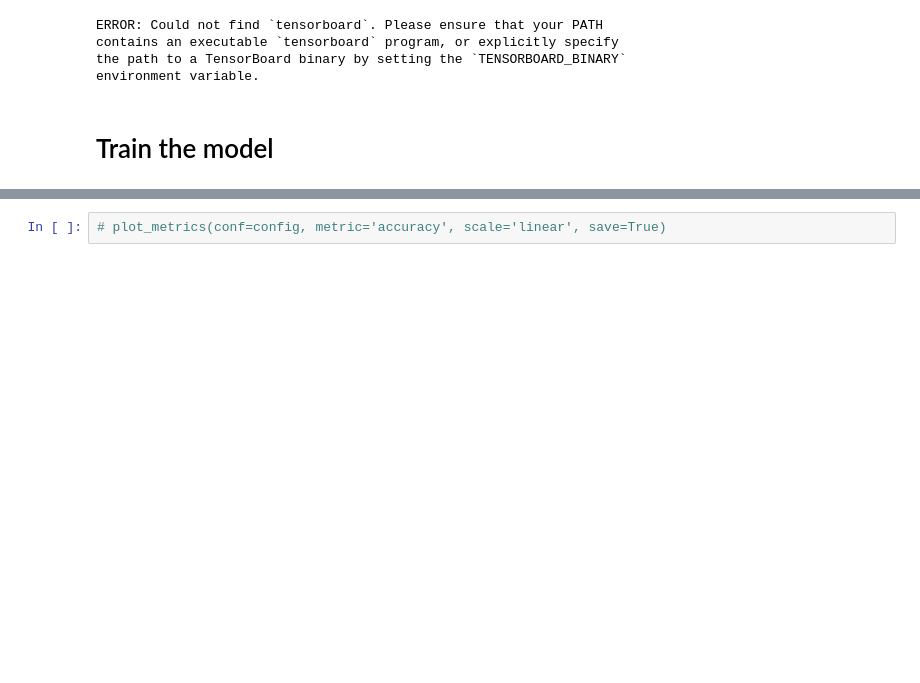
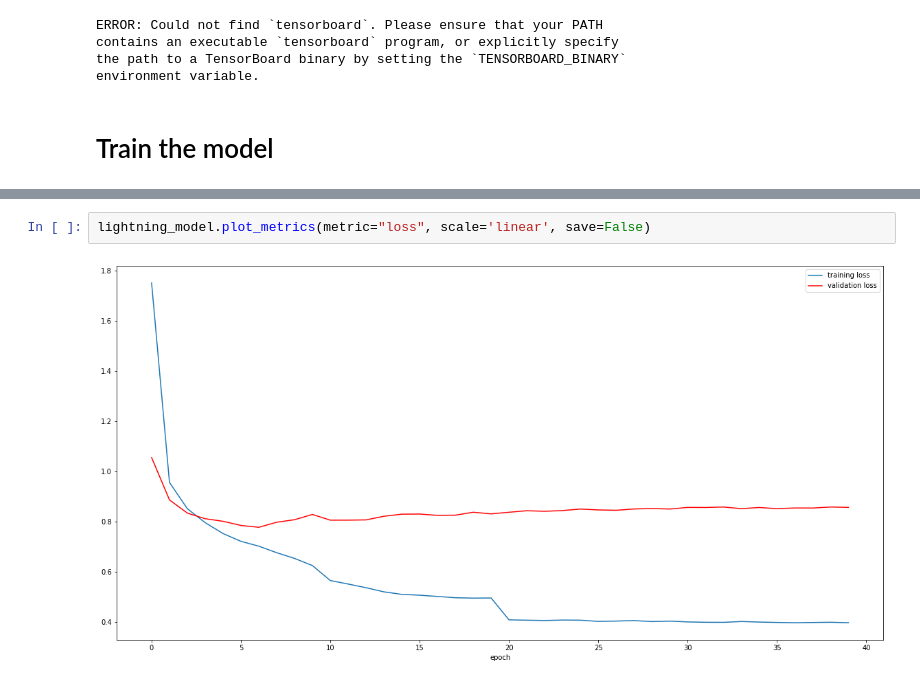
Before and after one commit to okunator/Dippa, a Jupyter notebook: notebooks/3_Train_model.ipynb, the cells around one changed output, grey strips where cells are left out. Saved outputs shown, nothing was run; the diff lists cells and outputs as text; blank space fills up the shorter version.

```diff
--- a/notebooks/3_Train_model.ipynb
+++ b/notebooks/3_Train_model.ipynb
@@ -131,5 +139,7 @@ Epoch 00002: avg_val_loss reached 0.29857 (best 0.29857), saving model to /home/
 # %%
-# plot_metrics(conf=config, metric='accuracy', scale='linear', save=True)
+lightning_model.plot_metrics(metric="loss", scale='linear', save=False)
+# %% [output]
+[figure, added]
 # %%
 trainer.test(
     model=lightning_model,
```
Also changed, not shown: parts of 4 cells of this notebook, 9 other files.
